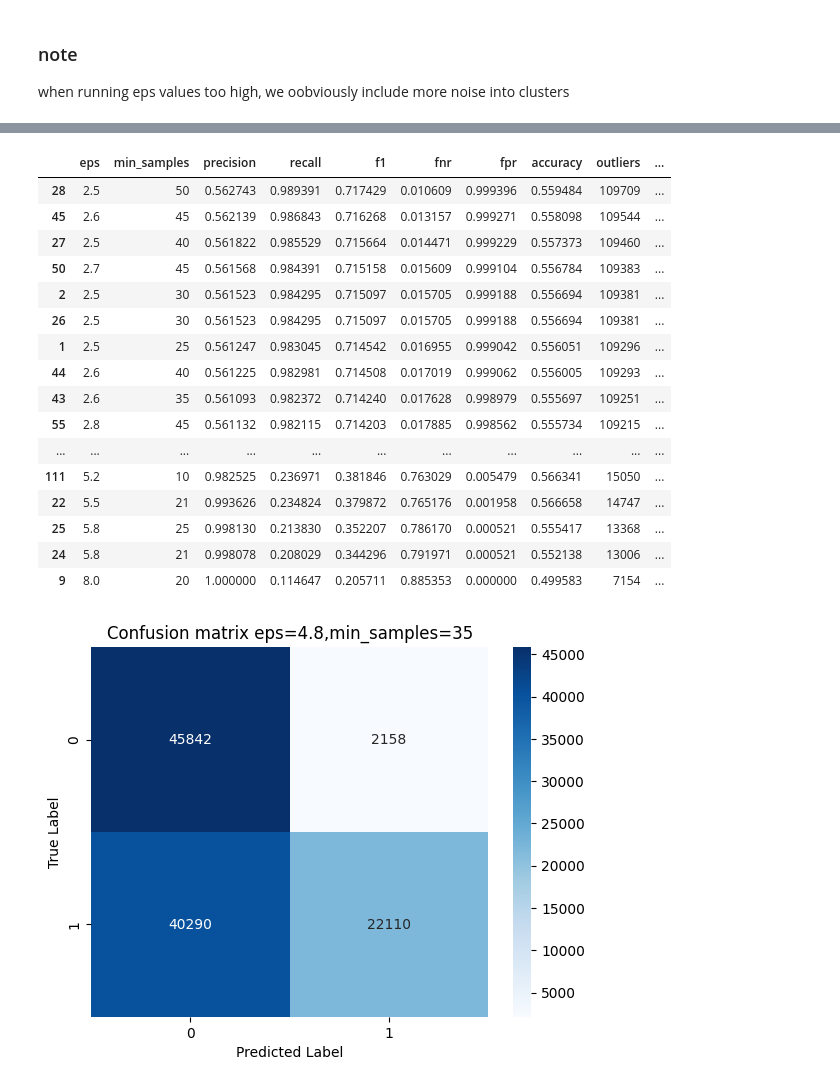
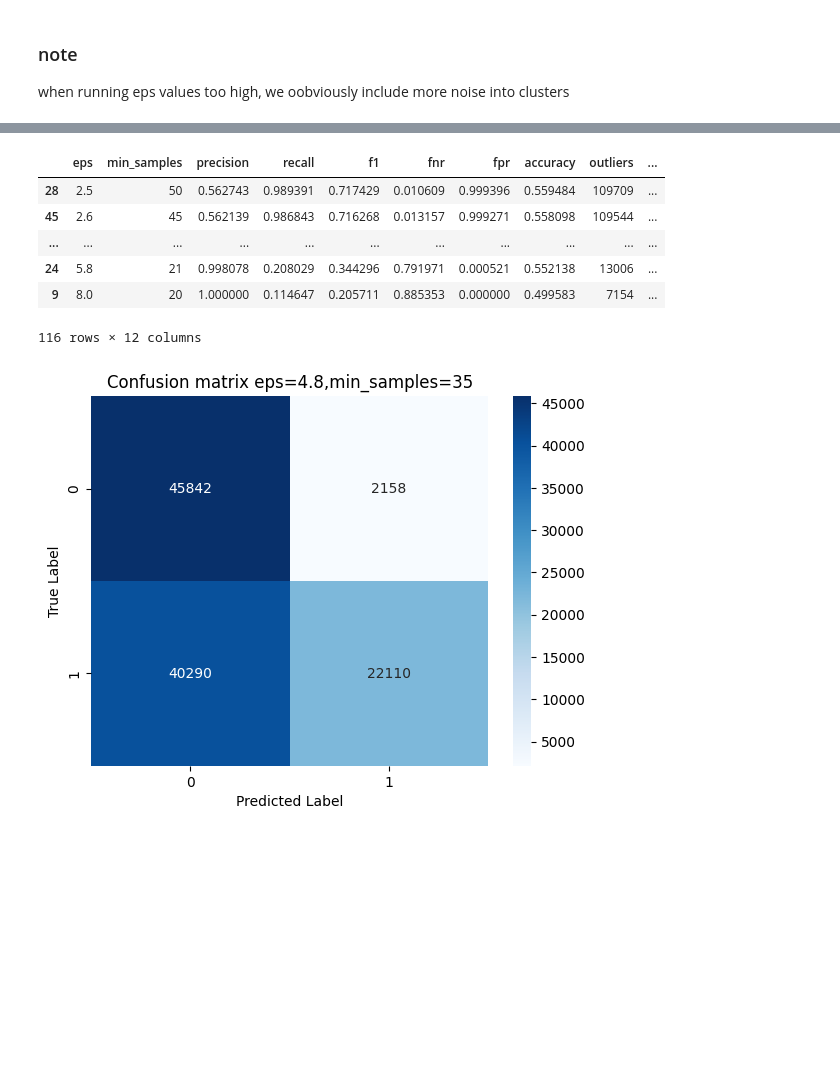
Before and after one commit to flod1n/R7022E-AI-in-processindustry-and-automation, a Jupyter notebook: Lab2_unsupervised/task2.ipynb, the cells around one changed output, grey strips where cells are left out. Drawn from its saved outputs; the diff is of its cells as text; code cells hidden in the pictures; blank space fills up the shorter version.

```diff
--- a/Lab2_unsupervised/task2.ipynb
+++ b/Lab2_unsupervised/task2.ipynb
@@ -251,26 +250,16 @@ for eps in eps_values:
 [25/25] Running DBSCAN with eps=5.199999999999998, min_samples=35
 # %%
 results_df = pd.read_json('DBscan_results.jsonl',lines=True)
-pd.set_option('display.max_rows', None)
-results_df.iloc[:,:10].sort_values(by=["f1"], ascending=False)
+pd.set_option('display.max_rows', 5)
+results_df.iloc[:,:].sort_values(by=["f1"], ascending=False)
 # %% [output]
 |  | eps | min_samples | precision | recall | f1 | fnr | fpr | accuracy | outliers | ... |
 | 28 | 2.5 | 50 | 0.562743 | 0.989391 | 0.717429 | 0.010609 | 0.999396 | 0.559484 | 109709 | ... |
 | 45 | 2.6 | 45 | 0.562139 | 0.986843 | 0.716268 | 0.013157 | 0.999271 | 0.558098 | 109544 | ... |
-| 27 | 2.5 | 40 | 0.561822 | 0.985529 | 0.715664 | 0.014471 | 0.999229 | 0.557373 | 109460 | ... |
-| 50 | 2.7 | 45 | 0.561568 | 0.984391 | 0.715158 | 0.015609 | 0.999104 | 0.556784 | 109383 | ... |
-| 2 | 2.5 | 30 | 0.561523 | 0.984295 | 0.715097 | 0.015705 | 0.999188 | 0.556694 | 109381 | ... |
-| 26 | 2.5 | 30 | 0.561523 | 0.984295 | 0.715097 | 0.015705 | 0.999188 | 0.556694 | 109381 | ... |
-| 1 | 2.5 | 25 | 0.561247 | 0.983045 | 0.714542 | 0.016955 | 0.999042 | 0.556051 | 109296 | ... |
-| 44 | 2.6 | 40 | 0.561225 | 0.982981 | 0.714508 | 0.017019 | 0.999062 | 0.556005 | 109293 | ... |
-| 43 | 2.6 | 35 | 0.561093 | 0.982372 | 0.714240 | 0.017628 | 0.998979 | 0.555697 | 109251 | ... |
-| 55 | 2.8 | 45 | 0.561132 | 0.982115 | 0.714203 | 0.017885 | 0.998562 | 0.555734 | 109215 | ... |
 | ... | ... | ... | ... | ... | ... | ... | ... | ... | ... | ... |
-| 111 | 5.2 | 10 | 0.982525 | 0.236971 | 0.381846 | 0.763029 | 0.005479 | 0.566341 | 15050 | ... |
-| 22 | 5.5 | 21 | 0.993626 | 0.234824 | 0.379872 | 0.765176 | 0.001958 | 0.566658 | 14747 | ... |
-| 25 | 5.8 | 25 | 0.998130 | 0.213830 | 0.352207 | 0.786170 | 0.000521 | 0.555417 | 13368 | ... |
 | 24 | 5.8 | 21 | 0.998078 | 0.208029 | 0.344296 | 0.791971 | 0.000521 | 0.552138 | 13006 | ... |
 | 9 | 8.0 | 20 | 1.000000 | 0.114647 | 0.205711 | 0.885353 | 0.000000 | 0.499583 | 7154 | ... |
+116 rows × 12 columns
 # %%
 from sklearn.metrics import classification_report, confusion_matrix
 import seaborn as sns
```
Also changed, not shown: parts of 14 cells of this notebook.
